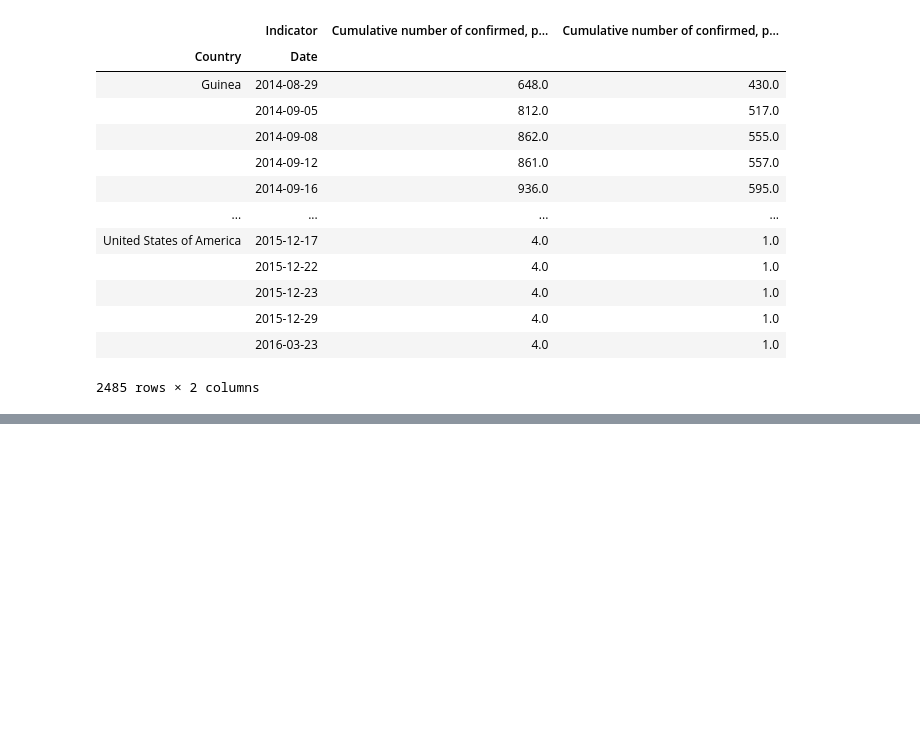
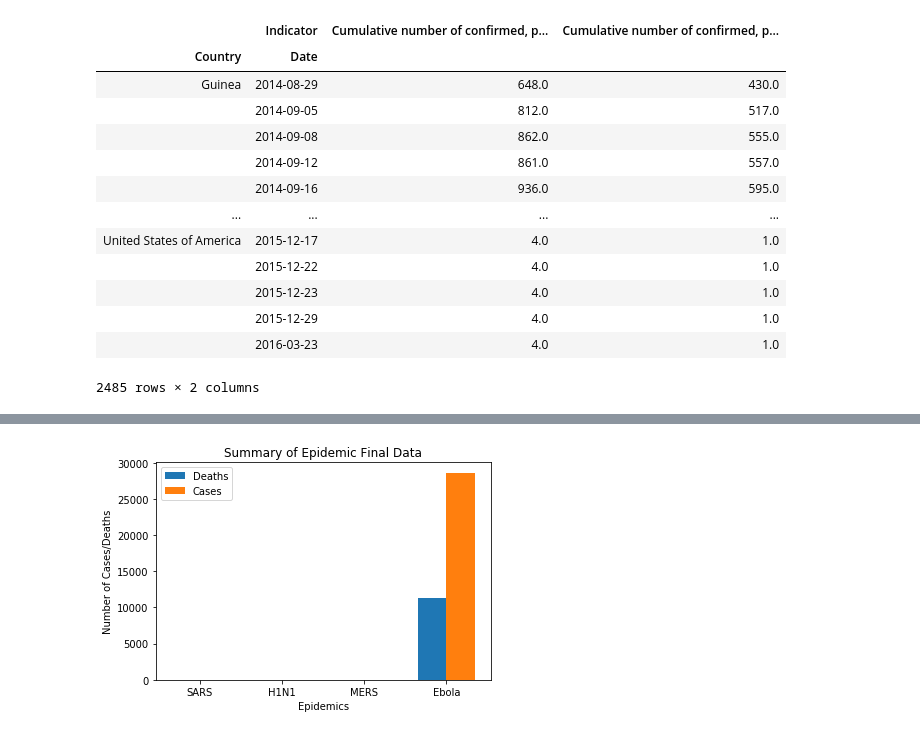
Before and after one commit to vbhakta27/group3, a Jupyter notebook: Airline_data.ipynb, the cells around one changed output, grey strips where cells are left out. Cells and saved outputs as stored; diff of their text form; code cells hidden in the pictures; blank space fills up the shorter version.

```diff
--- a/Airline_data.ipynb
+++ b/Airline_data.ipynb
@@ -322,0 +303,3 @@ plt.show()
+# %%
+# Get the last date for each county
+last_ebola_data = ebola_df[ebola_df['Date'] == max(ebola_df['Date'])].reset_index()
@@ -322,0 +322,3 @@ plt.show()
+# %%
+final_ebola_cases = last_ebola_data['Cumulative Number of Ebola Cases'].sum()
+final_ebola_deaths = last_ebola_data['Cumulative Number of Ebola Deaths'].sum()
@@ -322,0 +378,21 @@ plt.show()
+# %%
+import numpy as np
+
+
+cases = (20, 35, 30, final_ebola_cases)
+deaths = (25, 32, 34, final_ebola_deaths)
+
+x = np.arange(4)
+width = 0.35
+plt.bar(x, deaths, width, label='Deaths')
+plt.bar(x + width, cases, width, label='Cases')
+
+plt.xlabel('Epidemics')
+plt.ylabel('Number of Cases/Deaths')
+plt.title('Summary of Epidemic Final Data')
+
+plt.xticks(x + width / 2, ('SARS', 'H1N1', 'MERS', 'Ebola'))
+plt.legend(loc='best')
+plt.show()
+# %% [output]
+[figure, added]
```
Also changed, not shown: parts of 19 cells of this notebook, 4 other files.
